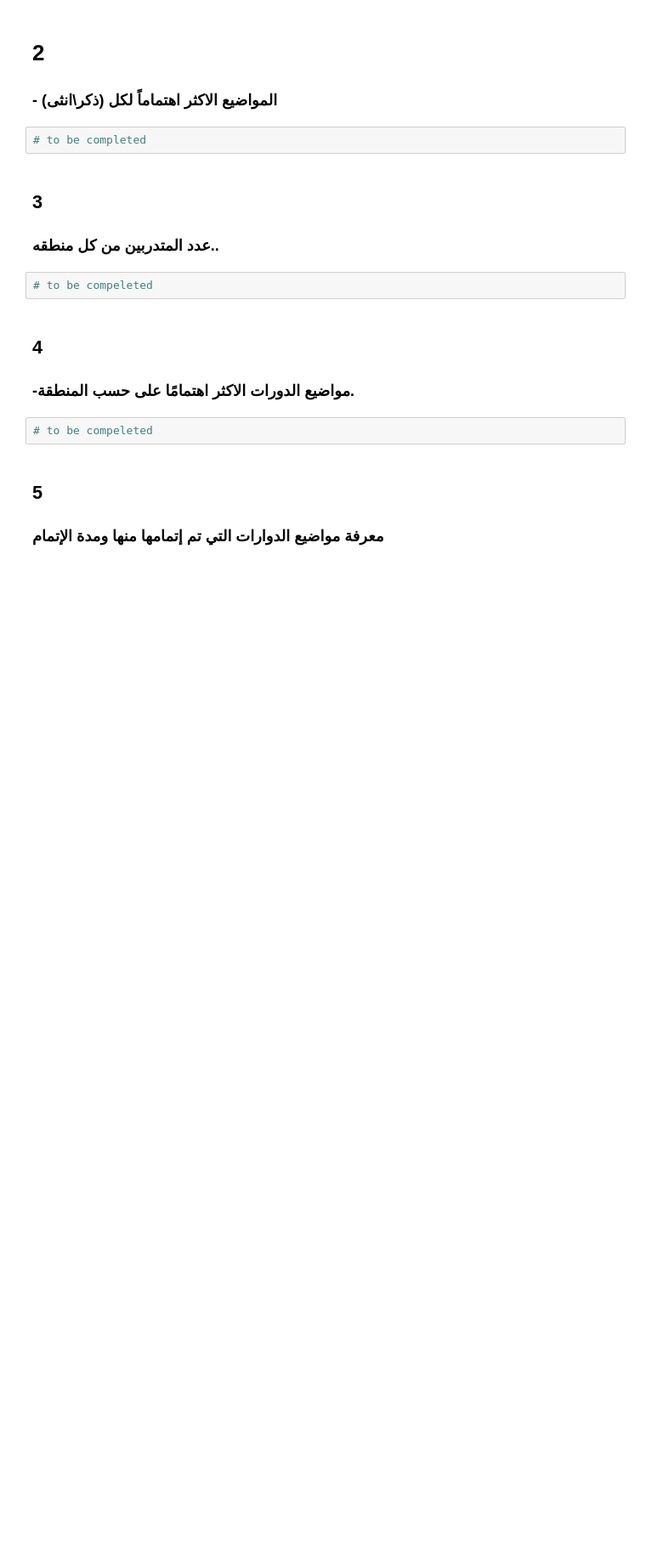
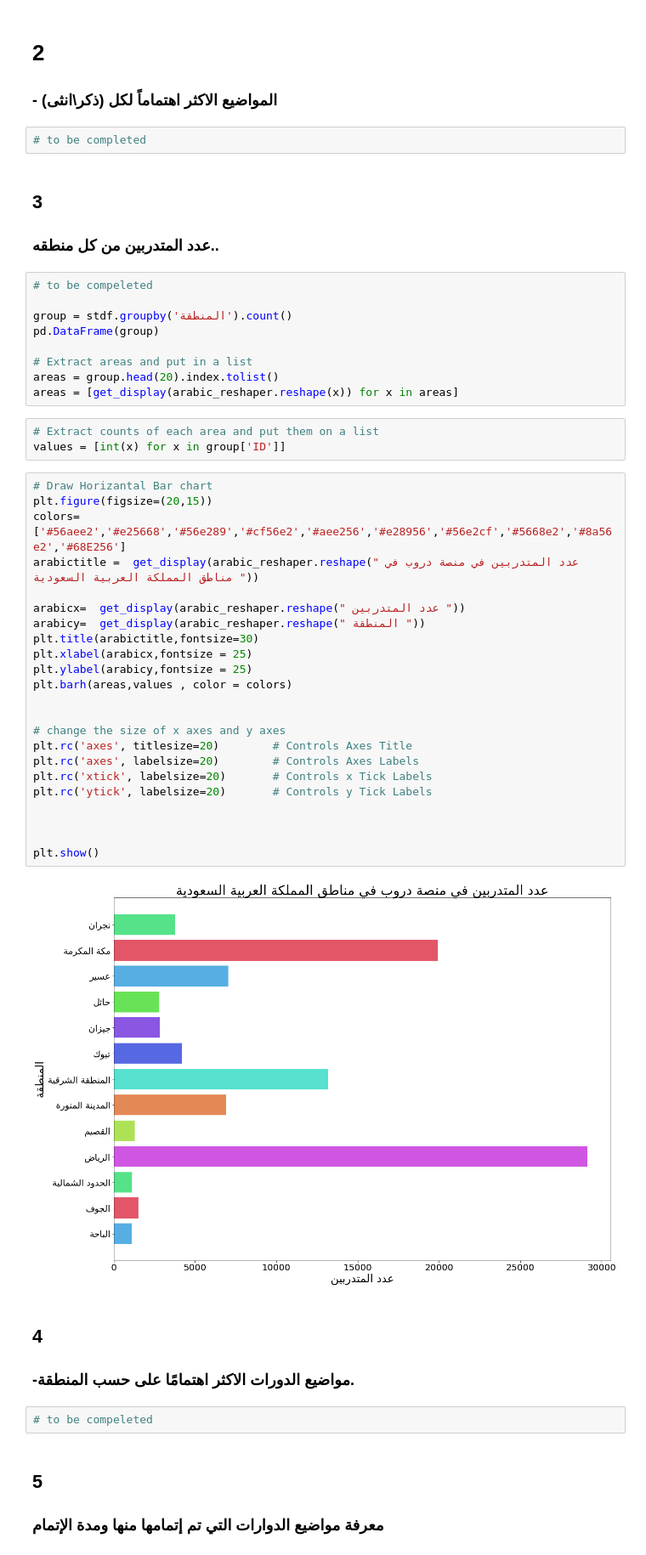
Before and after one commit to MoaathMog/droob-porject, a Jupyter notebook: doroop-proj.ipynb, the cells around one changed output. Shown at 85% size. Cells and saved outputs as stored; diff of their text form; blank space fills up the shorter version.

```diff
--- a/doroop-proj.ipynb
+++ b/doroop-proj.ipynb
@@ -230,8 +248,43 @@ stdf.describe()
 # %% [markdown]
 ## 3
 ### عدد المتدربين من كل منطقه..
-# %%
-# to be compeleted
+# %%
+# to be compeleted
+
+group = stdf.groupby('المنطقة').count()
+pd.DataFrame(group)
+
+# Extract areas and put in a list
+areas = group.head(20).index.tolist()
+areas = [get_display(arabic_reshaper.reshape(x)) for x in areas]
+# %%
+# Extract counts of each area and put them on a list
+values = [int(x) for x in group['ID']]
+# %%
+# Draw Horizantal Bar chart
+plt.figure(figsize=(20,15))
+colors=['#56aee2','#e25668','#56e289','#cf56e2','#aee256','#e28956','#56e2cf','#5668e2','#8a56e2','#68E256']
+arabictitle =  get_display(arabic_reshaper.reshape(" عدد المتدربين في منصة دروب في مناطق المملكة العربية السعودية "))
+
+arabicx=  get_display(arabic_reshaper.reshape(" عدد المتدربين "))
+arabicy=  get_display(arabic_reshaper.reshape(" المنطقة "))
+plt.title(arabictitle,fontsize=30)
+plt.xlabel(arabicx,fontsize = 25)
+plt.ylabel(arabicy,fontsize = 25)
+plt.barh(areas,values , color = colors)
+
+
+# change the size of x axes and y axes
+plt.rc('axes', titlesize=20)        # Controls Axes Title
+plt.rc('axes', labelsize=20)        # Controls Axes Labels
+plt.rc('xtick', labelsize=20)       # Controls x Tick Labels
+plt.rc('ytick', labelsize=20)       # Controls y Tick Labels
+
+
+
+plt.show()
+# %% [output]
+[figure, added]
 # %% [markdown]
 ## 4
 ### -مواضيع الدورات الاكثر اهتمامًا على حسب المنطقة.
```
Also changed, not shown: parts of 7 cells of this notebook.
